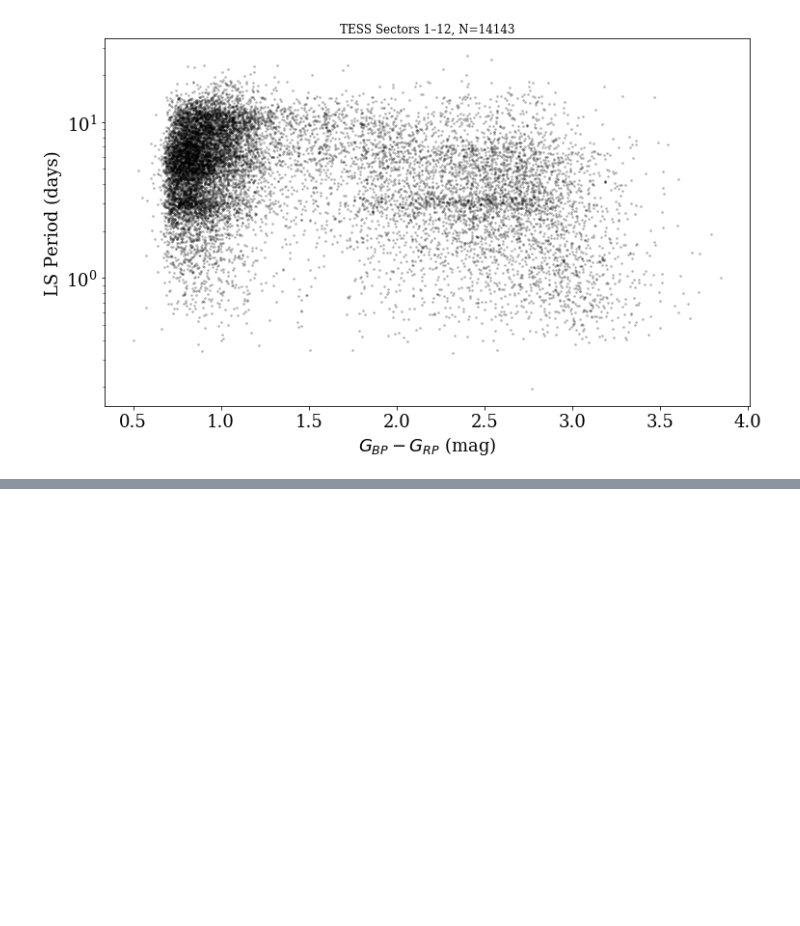
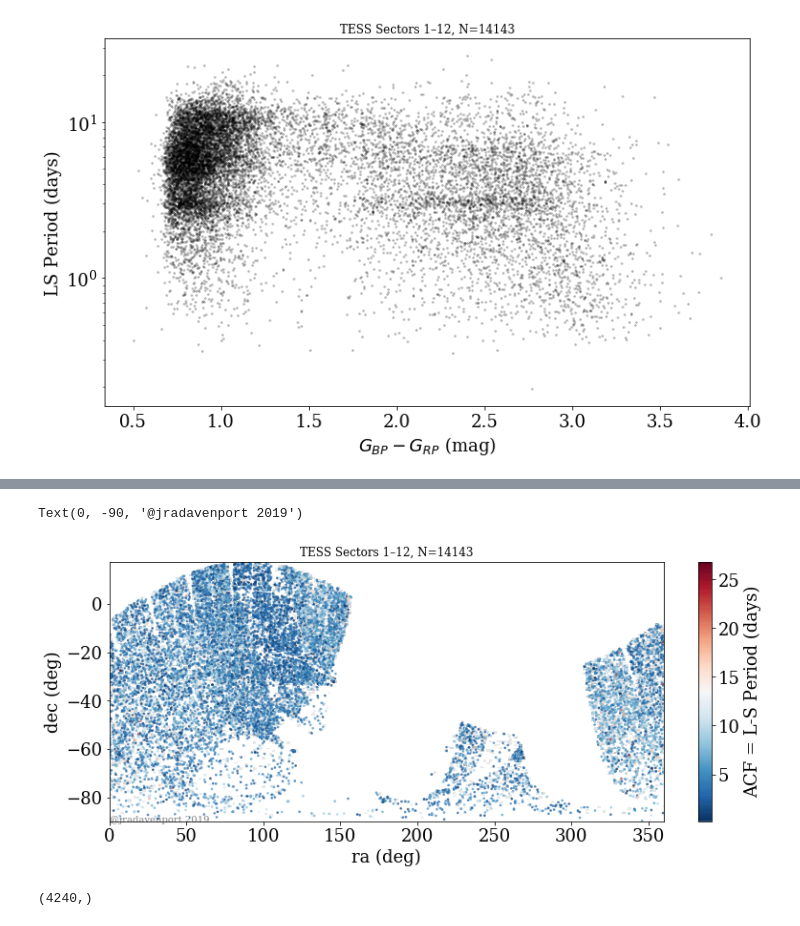
Before and after one commit to jradavenport/helloTESS, a Jupyter notebook: notebooks/rotation.ipynb, the cells around one changed output, grey strips where cells are left out. Saved outputs shown, nothing was run; the diff lists cells and outputs as text; code cells hidden in the pictures; blank space fills up the shorter version.

```diff
--- a/notebooks/rotation.ipynb
+++ b/notebooks/rotation.ipynb
@@ -168,0 +222,34 @@ Text(0.5, 1.0, 'TESS Sectors 1–12, N=14143')
+# %%
+
+plt.figure(figsize=(13,5))
+
+_ = plt.hist2d(gdata['ra'].values[ok], gdata['dec'].values[ok], bins=(200,200), cmap=plt.cm.Greys, norm=LogNorm())
+
+plt.scatter(gdata['ra'].values[ok][msbad],
+            gdata['dec'].values[ok][msbad],
+            c=(gdata['acf_per'].values[ok][msbad]),
+            alpha=0.6, s=3,
+            cmap=plt.cm.RdBu_r)
+plt.xlabel('ra (deg)')
+plt.ylabel('dec (deg)')
+
+plt.title('TESS Sectors 1–12, N='+str(len(gdata['ticid'][ok][msbad])), fontsize=12)
+
+
+cbar = plt.colorbar()
+cbar.solids.set_edgecolor("face")
+
+cbar.set_label('ACF = L-S Period (days)')
+# cbar.set_clim(0,5)
+plt.text(0,-90,'@jradavenport 2019', fontsize=10, alpha=0.5)
+
+# plt.savefig('lb_per.jpeg', dpi=150, bbox_inches='tight', pad_inches=0.25)
+# %% [output]
+Text(0, -90, '@jradavenport 2019')
+[figure, added]
+# %%
+ecl  = np.where((gdata['ecl_num'].values[ok] > 0))[0]
+
+ecl.shape
+# %% [output]
+(4240,)
```
Also changed, not shown: parts of 5 cells of this notebook.
